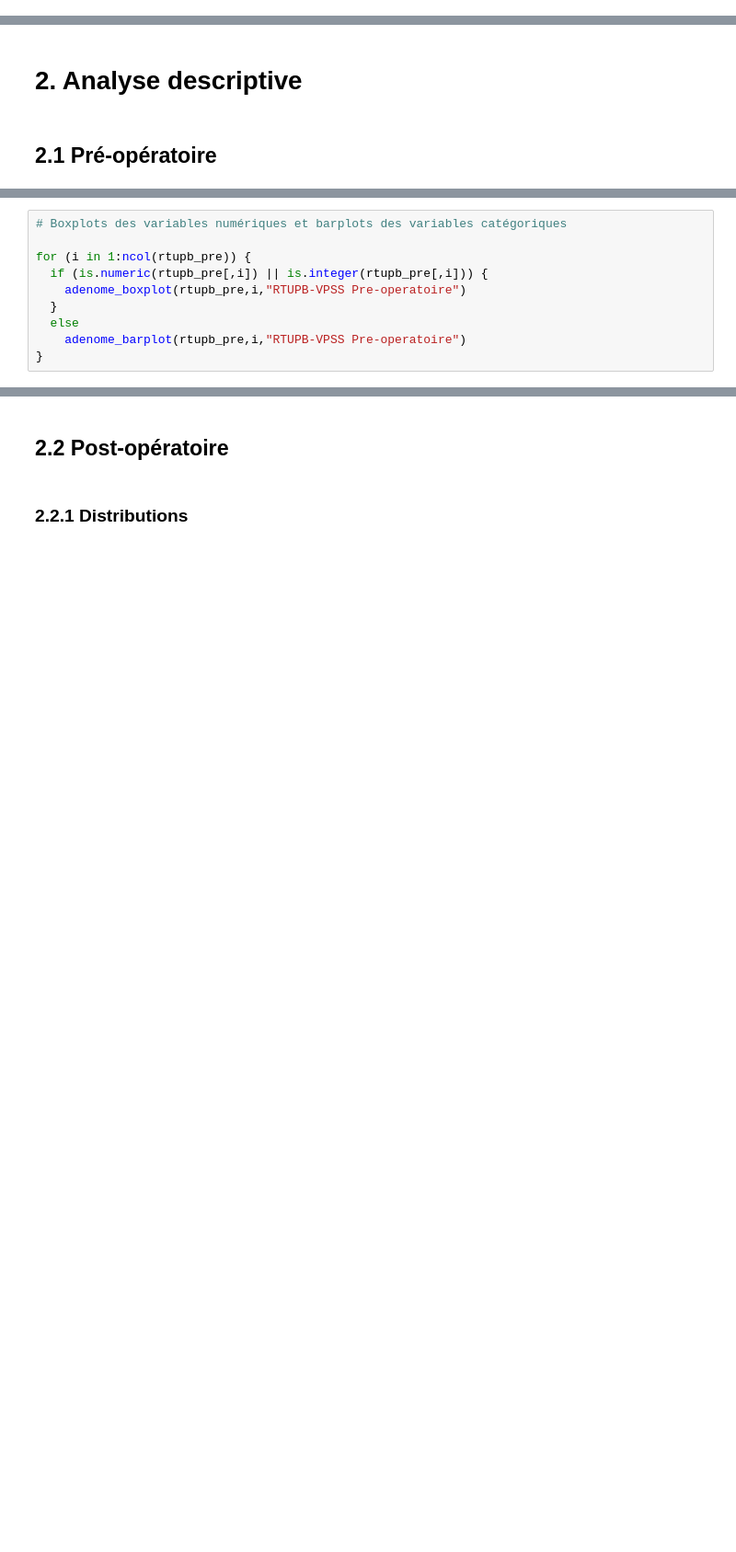
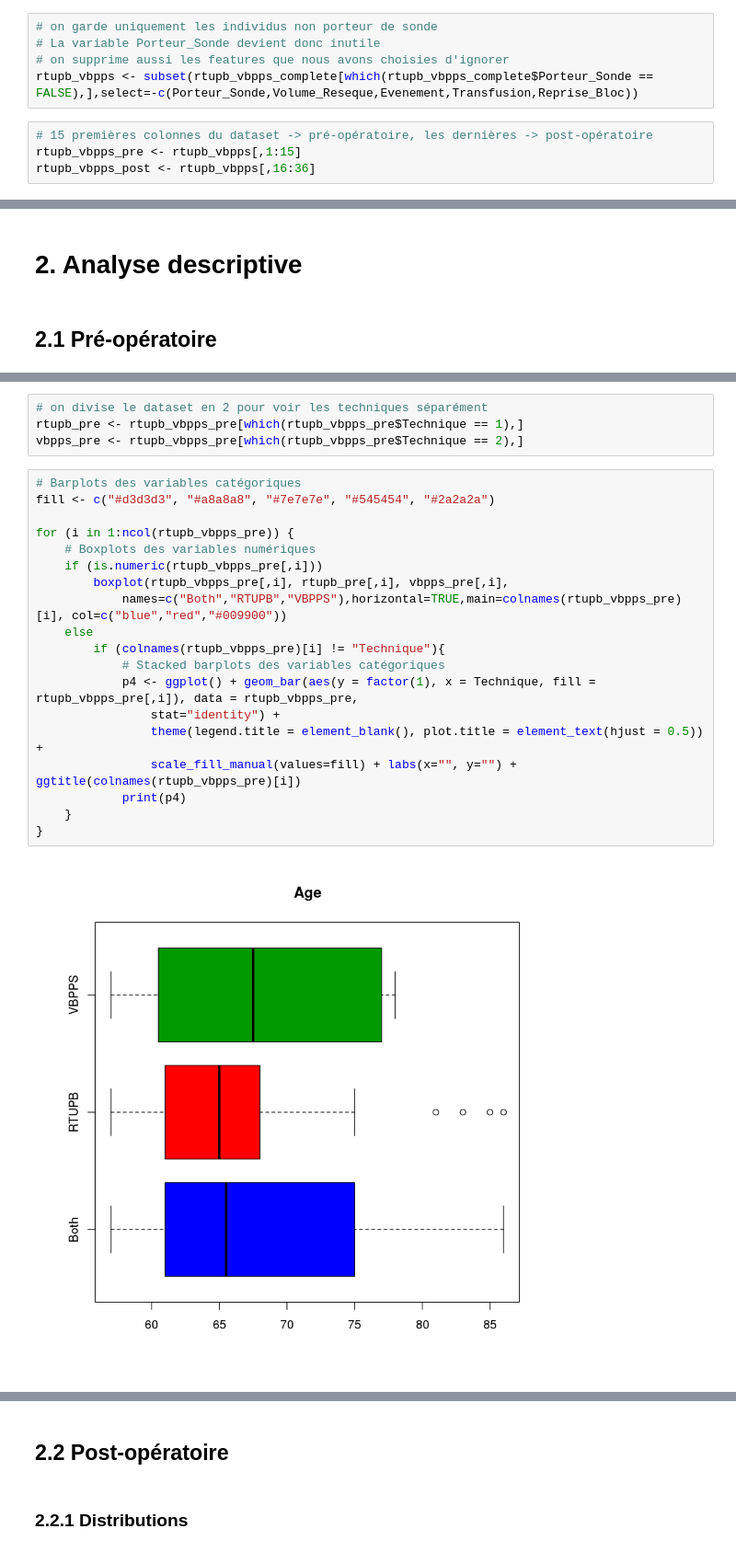
Before and after one commit to BigFab/TP_Adenome, a Jupyter notebook: rtupb_vbpps.ipynb, the cells around one changed output, grey strips where cells are left out. Shown at 92% size. Drawn from its saved outputs; the diff is of its cells as text; blank space fills up the shorter version.

```diff
--- a/rtupb_vbpps.ipynb
+++ b/rtupb_vbpps.ipynb
@@ -176,0 +186,9 @@ rtupb_cat_post = rtupb_cat[11:17]
+# %%
+# on garde uniquement les individus non porteur de sonde
+# La variable Porteur_Sonde devient donc inutile
+# on supprime aussi les features que nous avons choisies d'ignorer
+rtupb_vbpps <- subset(rtupb_vbpps_complete[which(rtupb_vbpps_complete$Porteur_Sonde == FALSE),],select=-c(Porteur_Sonde,Volume_Reseque,Evenement,Transfusion,Reprise_Bloc))
+# %%
+# 15 premières colonnes du dataset -> pré-opératoire, les dernières -> post-opératoire
+rtupb_vbpps_pre <- rtupb_vbpps[,1:15]
+rtupb_vbpps_post <- rtupb_vbpps[,16:36]
@@ -183,10 +210,0 @@ rtupb_cat_post = rtupb_cat[11:17]
-# %%
-# Boxplots des variables numériques et barplots des variables catégoriques
-
-for (i in 1:ncol(rtupb_pre)) {
-  if (is.numeric(rtupb_pre[,i]) || is.integer(rtupb_pre[,i])) {
-    adenome_boxplot(rtupb_pre,i,"RTUPB-VPSS Pre-operatoire")
-  }
-  else
-    adenome_barplot(rtupb_pre,i,"RTUPB-VPSS Pre-operatoire")
-}
@@ -206,0 +211,25 @@ for (i in 1:ncol(rtupb_pre)) {
+# %%
+# on divise le dataset en 2 pour voir les techniques séparément
+rtupb_pre <- rtupb_vbpps_pre[which(rtupb_vbpps_pre$Technique == 1),]
+vbpps_pre <- rtupb_vbpps_pre[which(rtupb_vbpps_pre$Technique == 2),]
+# %%
+# Barplots des variables catégoriques
+fill <- c("#d3d3d3", "#a8a8a8", "#7e7e7e", "#545454", "#2a2a2a")
+
+for (i in 1:ncol(rtupb_vbpps_pre)) {
+    # Boxplots des variables numériques
+    if (is.numeric(rtupb_vbpps_pre[,i]))
+        boxplot(rtupb_vbpps_pre[,i], rtupb_pre[,i], vbpps_pre[,i],
+            names=c("Both","RTUPB","VBPPS"),horizontal=TRUE,main=colnames(rtupb_vbpps_pre)[i], col=c("blue","red","#009900"))
+    else
+        if (colnames(rtupb_vbpps_pre)[i] != "Technique"){
+            # Stacked barplots des variables catégoriques
+            p4 <- ggplot() + geom_bar(aes(y = factor(1), x = Technique, fill = rtupb_vbpps_pre[,i]), data = rtupb_vbpps_pre,
+                stat="identity") +
+                theme(legend.title = element_blank(), plot.title = element_text(hjust = 0.5)) +
+                scale_fill_manual(values=fill) + labs(x="", y="") + ggtitle(colnames(rtupb_vbpps_pre)[i])
+            print(p4)
+    }
+}
+# %% [output]
+[figure, added]
```
Also changed, not shown: parts of 45 cells of this notebook.
